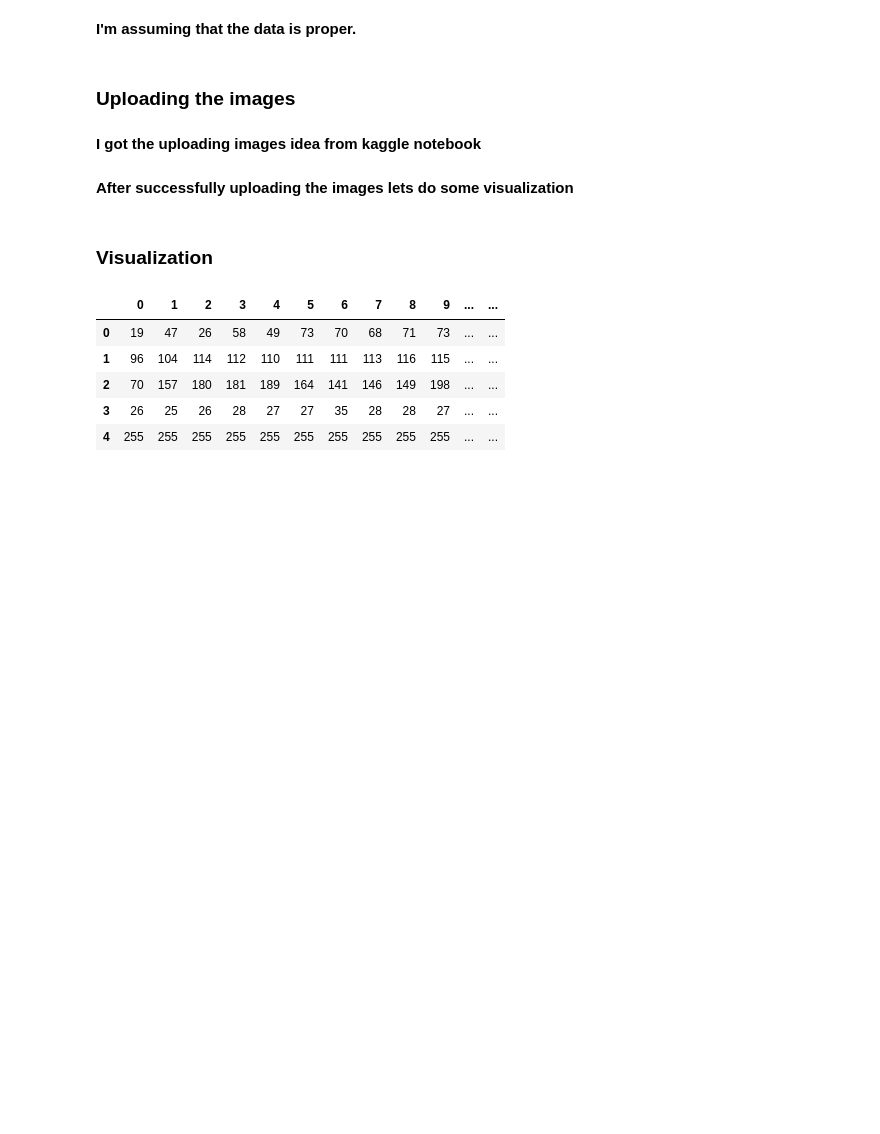
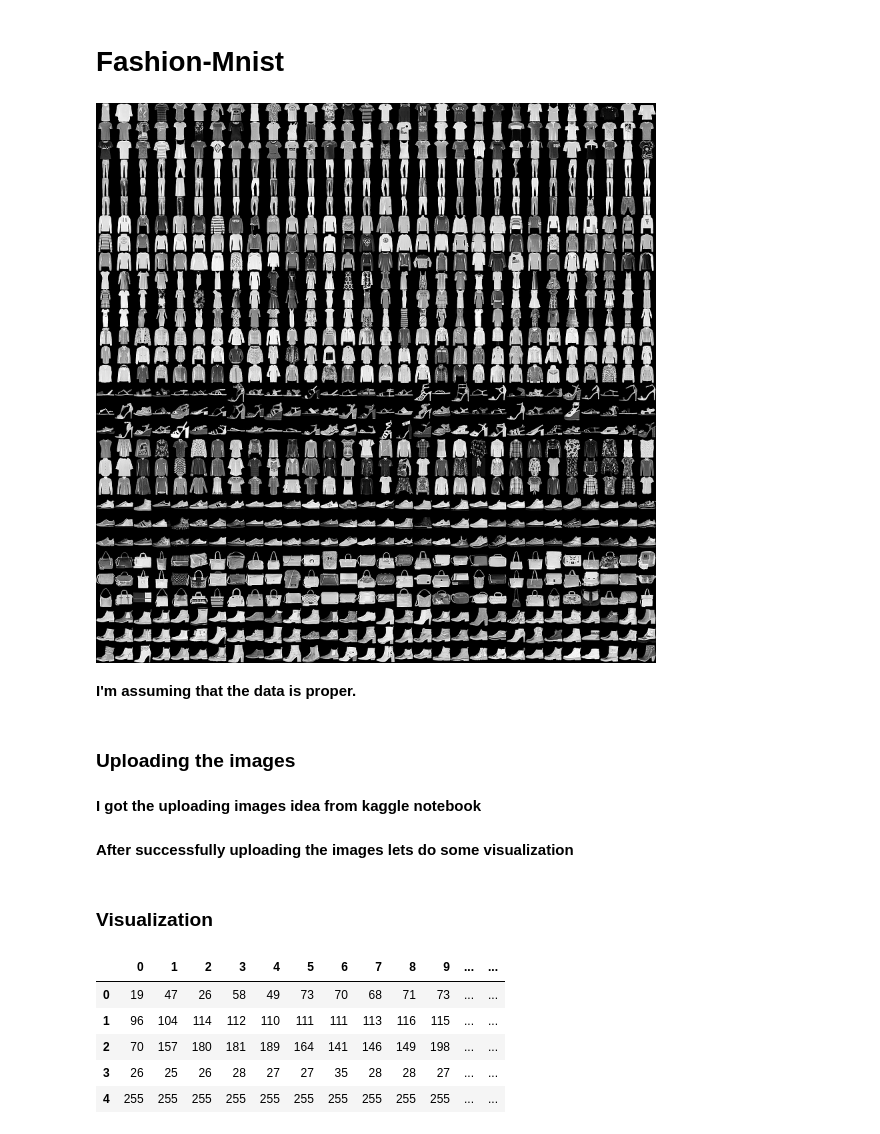
Before and after one commit to idobar1403/FinalProjectYear1, a Jupyter notebook: Cats-vs-Dogs.ipynb, the cells around one changed output. Saved outputs shown, nothing was run; the diff lists cells and outputs as text; code cells hidden in the pictures; blank space fills up the shorter version.

```diff
--- a/Cats-vs-Dogs.ipynb
+++ b/Cats-vs-Dogs.ipynb
@@ -1,3 +1,10 @@
+# %% [markdown]
+# Fashion-Mnist
+# %%
+from IPython.display import Image
+Image("./fmnist.png")
+# %% [output]
+[figure, added]
 # %% [markdown]
 <B> I'm assuming that the data is proper.
 # %%
```
Also changed, not shown: parts of 3 cells of this notebook.
